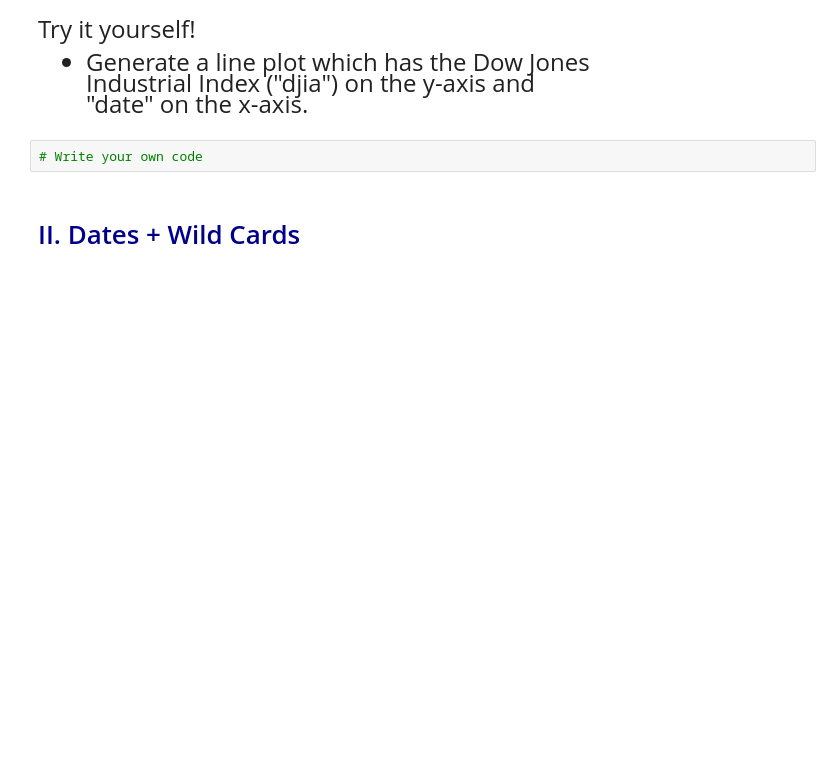
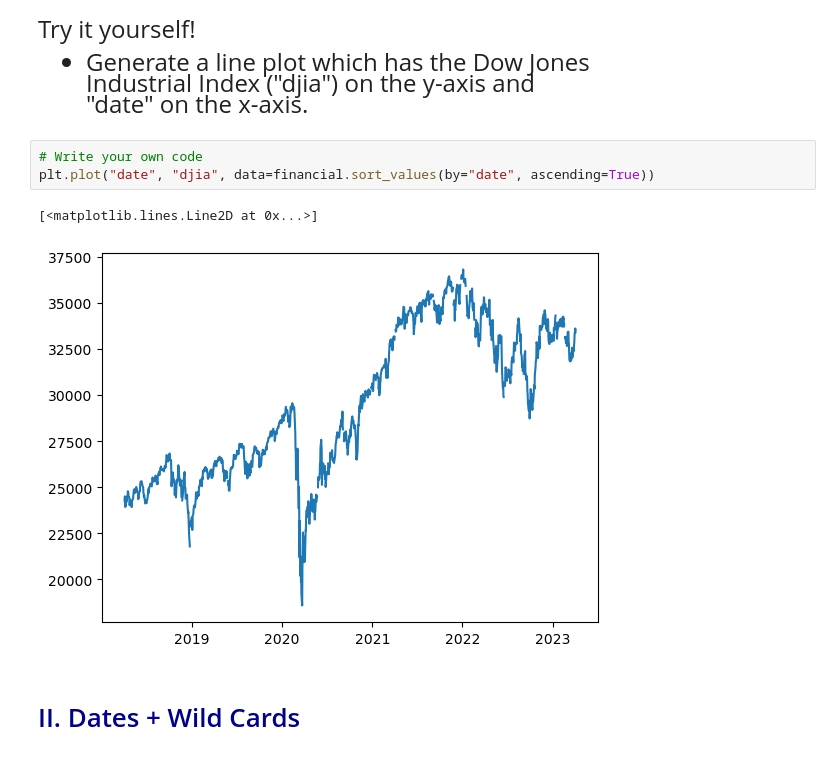
Before and after one commit to jonathanzhang-cs/emoryQTM151, a Jupyter notebook: Lecture 21/Lecture 21 copy.ipynb, the cells around one changed output. Cells and saved outputs as stored; diff of their text form; blank space fills up the shorter version.

```diff
--- a/Lecture 21/Lecture 21 copy.ipynb
+++ b/Lecture 21/Lecture 21 copy.ipynb
@@ -98,6 +101,10 @@ Industrial Index ("djia") on the y-axis and <br>
 "date" on the x-axis.
 # %%
 # Write your own code
+plt.plot("date", "djia", data=financial.sort_values(by="date", ascending=True))
+# %% [output]
+[<matplotlib.lines.Line2D at 0x...>]
+[figure, added]
 # %% [markdown]
 # <span style="color:darkblue"> II. Dates + Wild Cards  </span>
 # %% [markdown]
```
Also changed, not shown: parts of 11 cells of this notebook.
